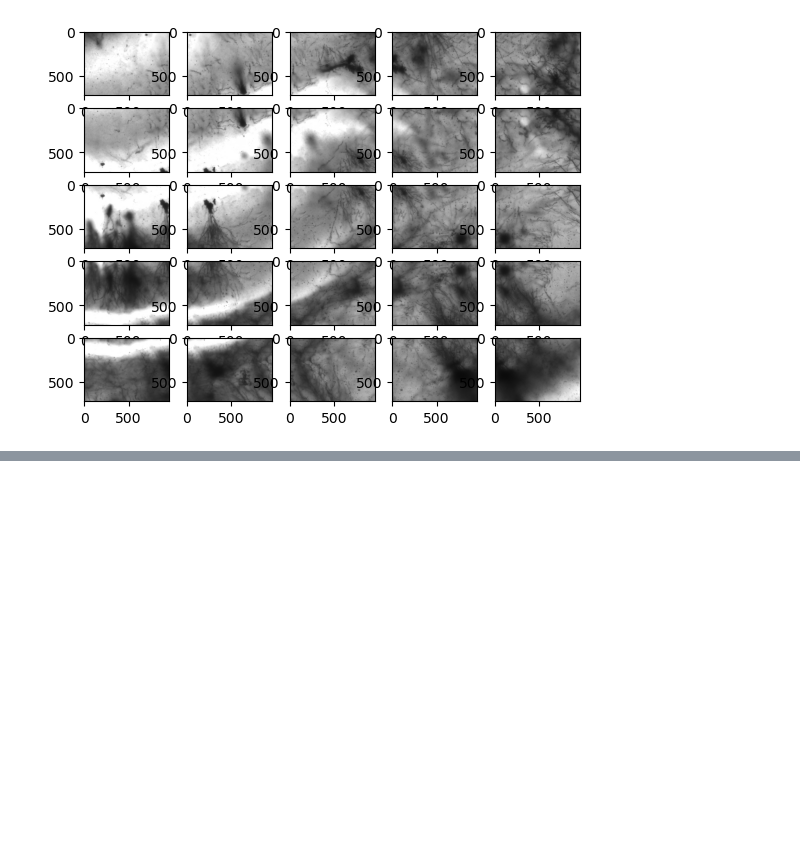
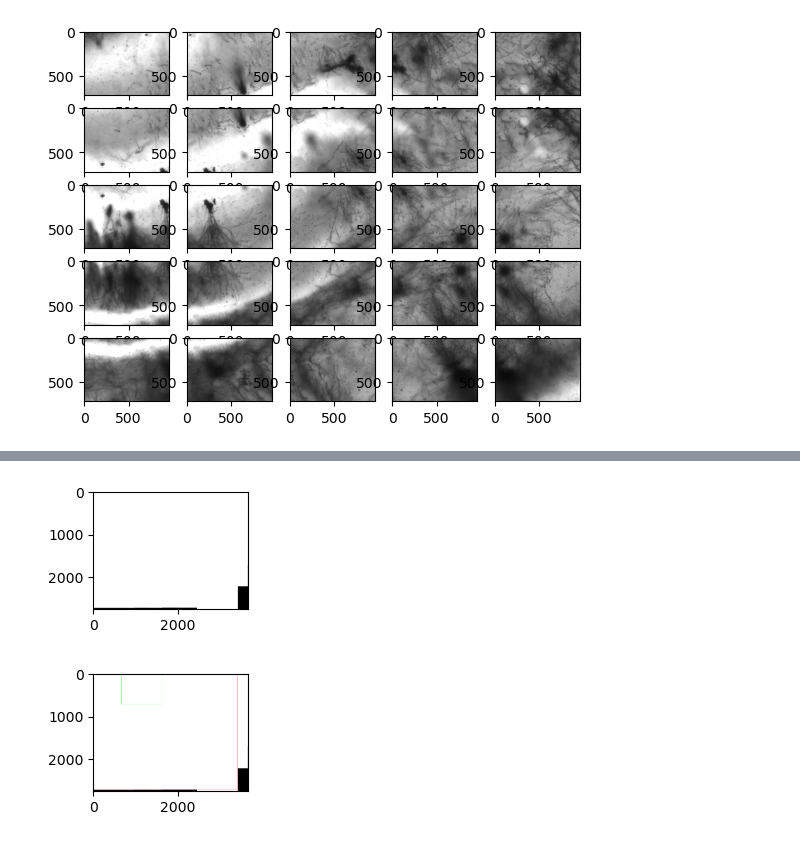
Before and after one commit to dtabuena/Workshop, a Jupyter notebook: Image/Test_Stitch.ipynb, the cells around one changed output, grey strips where cells are left out. Drawn from its saved outputs; the diff is of its cells as text; code cells hidden in the pictures; blank space fills up the shorter version.

```diff
--- a/Image/Test_Stitch.ipynb
+++ b/Image/Test_Stitch.ipynb
@@ -255,28 +279,32 @@ for i,img in enumerate(warped_final_imgs):
 # %%
-mask = aff_stitcher.cropper.estimate_panorama_mask(warped_low_imgs, warped_low_masks, low_corners, low_sizes)
+cropper = aff_stitcher.cropper
+mask = cropper.estimate_panorama_mask(warped_low_imgs, warped_low_masks, low_corners, low_sizes)
 plot_image(mask, (2,2))
 lir = cropper.estimate_largest_interior_rectangle(mask)
 
 plot = lir.draw_on(mask, size=2)
 # plot_image(plot, (2,2))
 
 low_corners = cropper.get_zero_center_corners(low_corners)
 rectangles = cropper.get_rectangles(low_corners, low_sizes)
 plot = rectangles[1].draw_on(plot, (0, 255, 0), 2)  # The rectangle of the center img
 plot_image(plot, (2,2))
 overlap = cropper.get_overlap(rectangles[1], lir)
 plot = overlap.draw_on(plot, (255, 0, 0), 2)
 # plot_image(plot, (5,5))
 
 
 cropper.prepare(warped_low_imgs, warped_low_masks, low_corners, low_sizes)
 
 cropped_low_masks = list(cropper.crop_images(warped_low_masks))
 cropped_low_imgs = list(cropper.crop_images(warped_low_imgs))
 low_corners, low_sizes = cropper.crop_rois(low_corners, low_sizes)
 
-lir_aspect = images.get_ratio(Images.Resolution.LOW, Images.Resolution.FINAL)  # since lir was obtained on low imgs
+lir_aspect = images.get_ratio(Images.Resolution.FINAL, Images.Resolution.FINAL)  # since lir was obtained on low imgs
 cropped_final_masks = list(cropper.crop_images(warped_final_masks, lir_aspect))
 cropped_final_imgs = list(cropper.crop_images(warped_final_imgs, lir_aspect))
 final_corners, final_sizes = cropper.crop_rois(final_corners, final_sizes, lir_aspect)
+# %% [output]
+[figure, added]
+[figure, added]
 # %%
```
Also changed, not shown: parts of 22 cells of this notebook.
